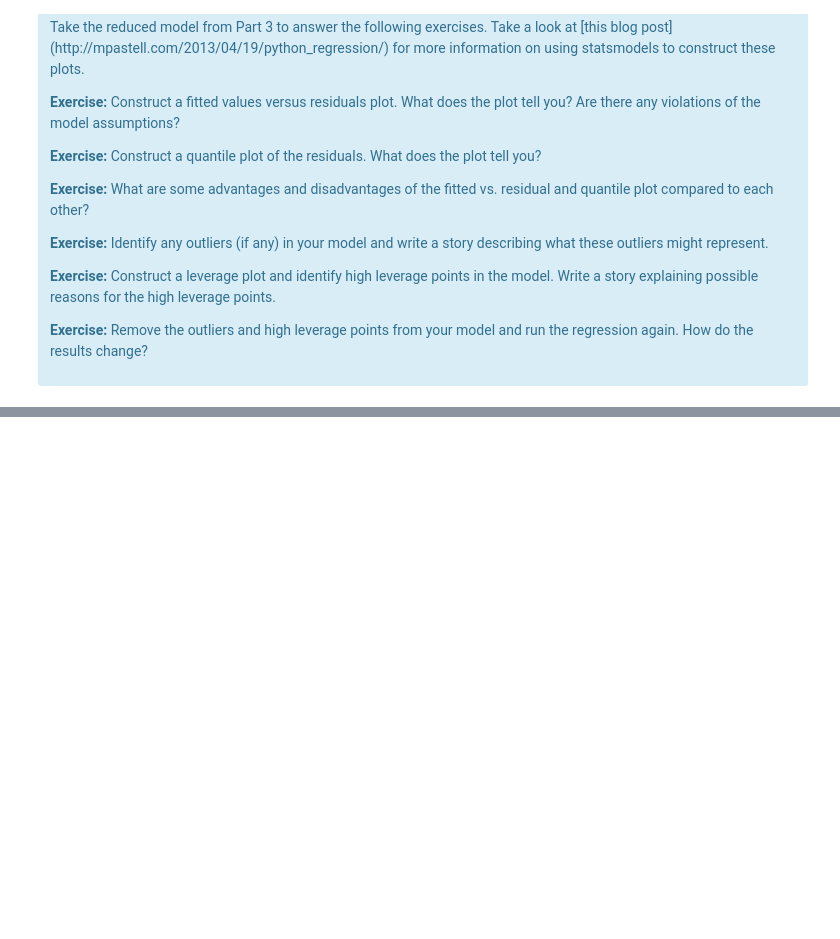
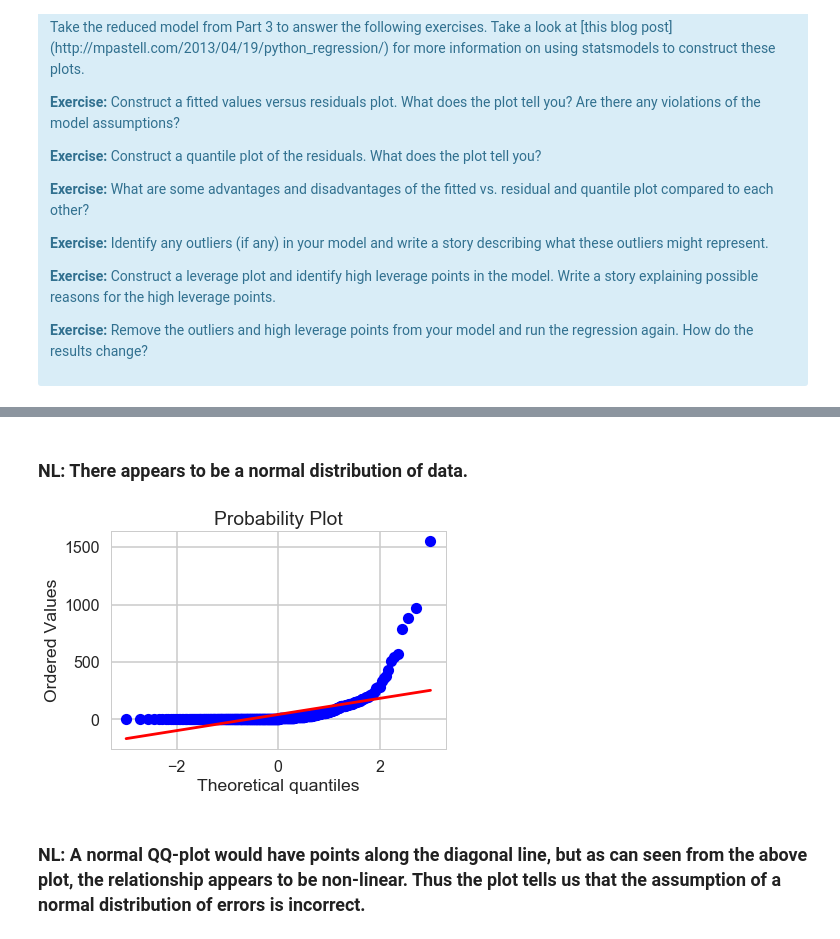
Before and after one commit to ning-leung/linear_regression_mini_project, a Jupyter notebook: Mini_Project_Linear_Regression.ipynb, the cells around one changed output, grey strips where cells are left out. Cells and saved outputs as stored; diff of their text form; code cells hidden in the pictures; blank space fills up the shorter version.

```diff
--- a/Mini_Project_Linear_Regression.ipynb
+++ b/Mini_Project_Linear_Regression.ipynb
@@ -782,0 +867,10 @@ There are some other issues that are important investigate with linear regressio
+# %% [markdown]
+### NL: There appears to be a normal distribution of data.
+# %%
+from scipy.stats import probplot
+probplot(residuals, dist="norm", plot=plt)
+plt.show()
+# %% [output]
+[figure, added]
+# %% [markdown]
+### NL: A normal QQ-plot would have points along the diagonal line, but as can seen from the above plot, the relationship appears to be non-linear. Thus the plot tells us that the assumption of a normal distribution of errors is incorrect.
```
Also changed, not shown: parts of 33 cells of this notebook.
